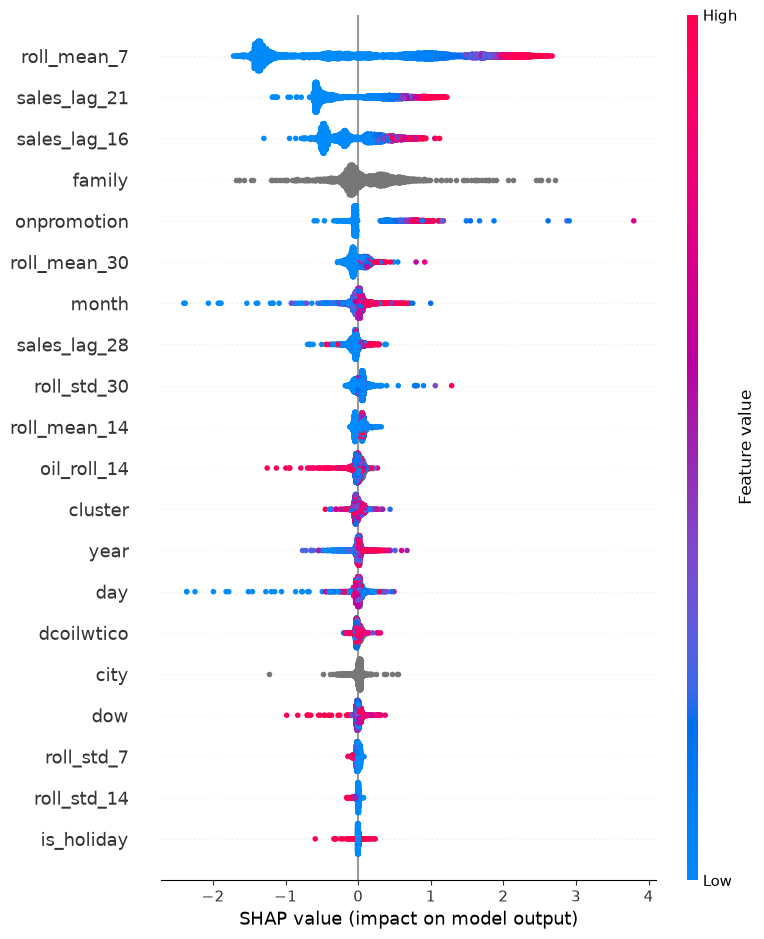
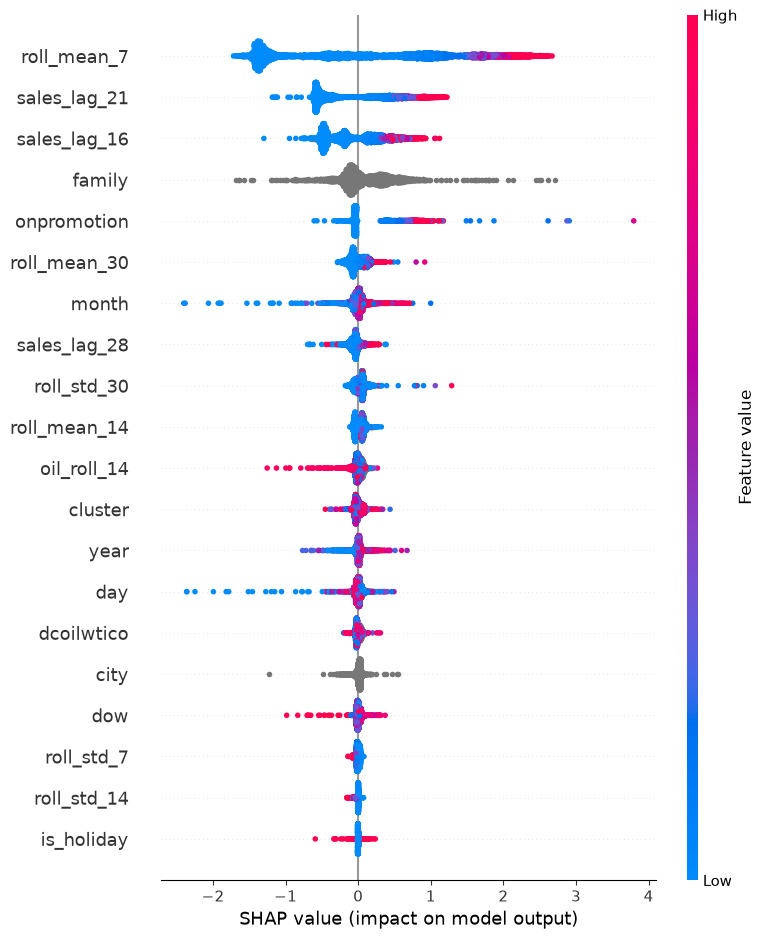
The notebook cell's code change between the first figure and the second:
--- before
+++ after
@@ -10,3 +10,4 @@
 shap_values = explaier.shap_values(X_sample)
 
-shap.summary_plot(shap_values, X_sample, show=True)
+shap.summary_plot(shap_values, X_sample, show=False)
+plt.savefig("../outputs/figures/shap_summary_plot.png", dpi=300, bbox_inches="tight")

Commit: Rerun notebooks to save figures and predictions